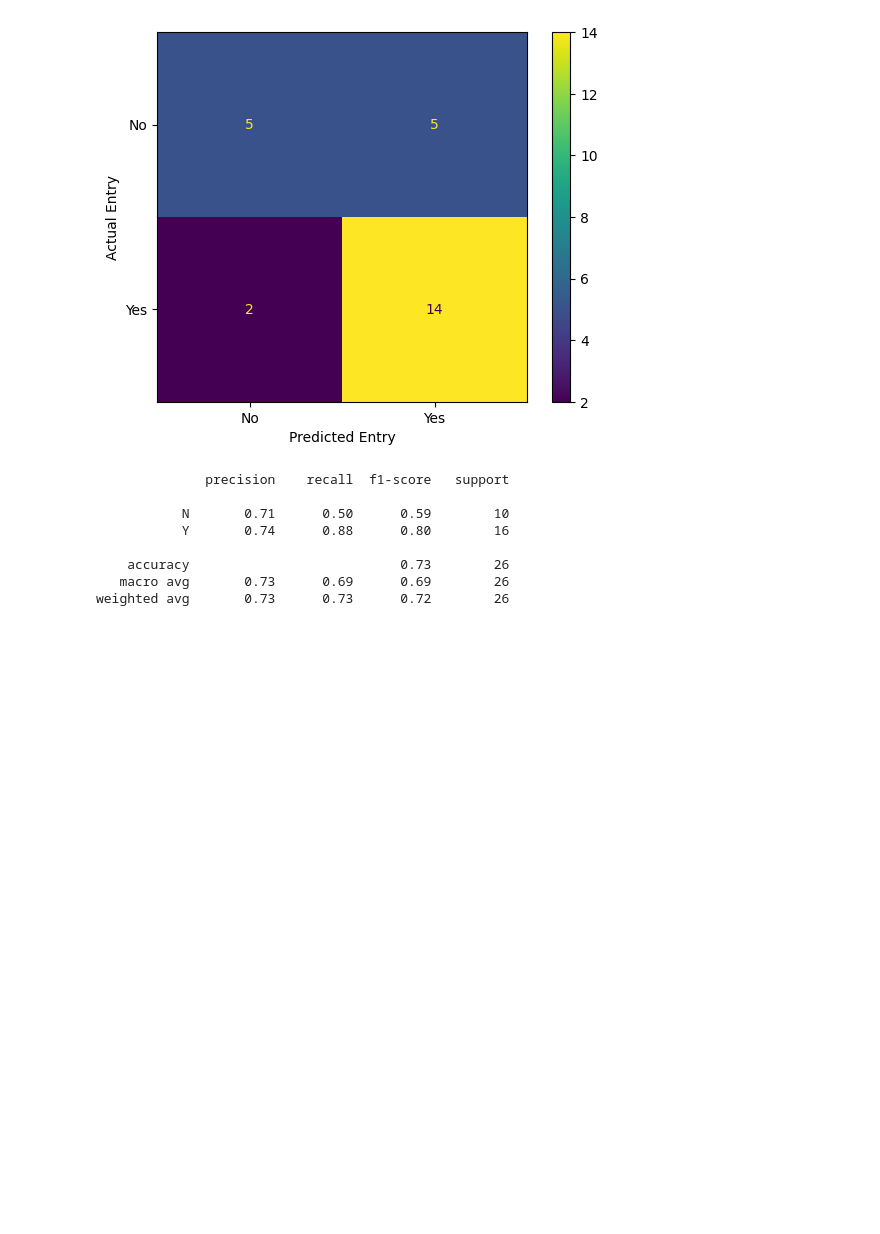
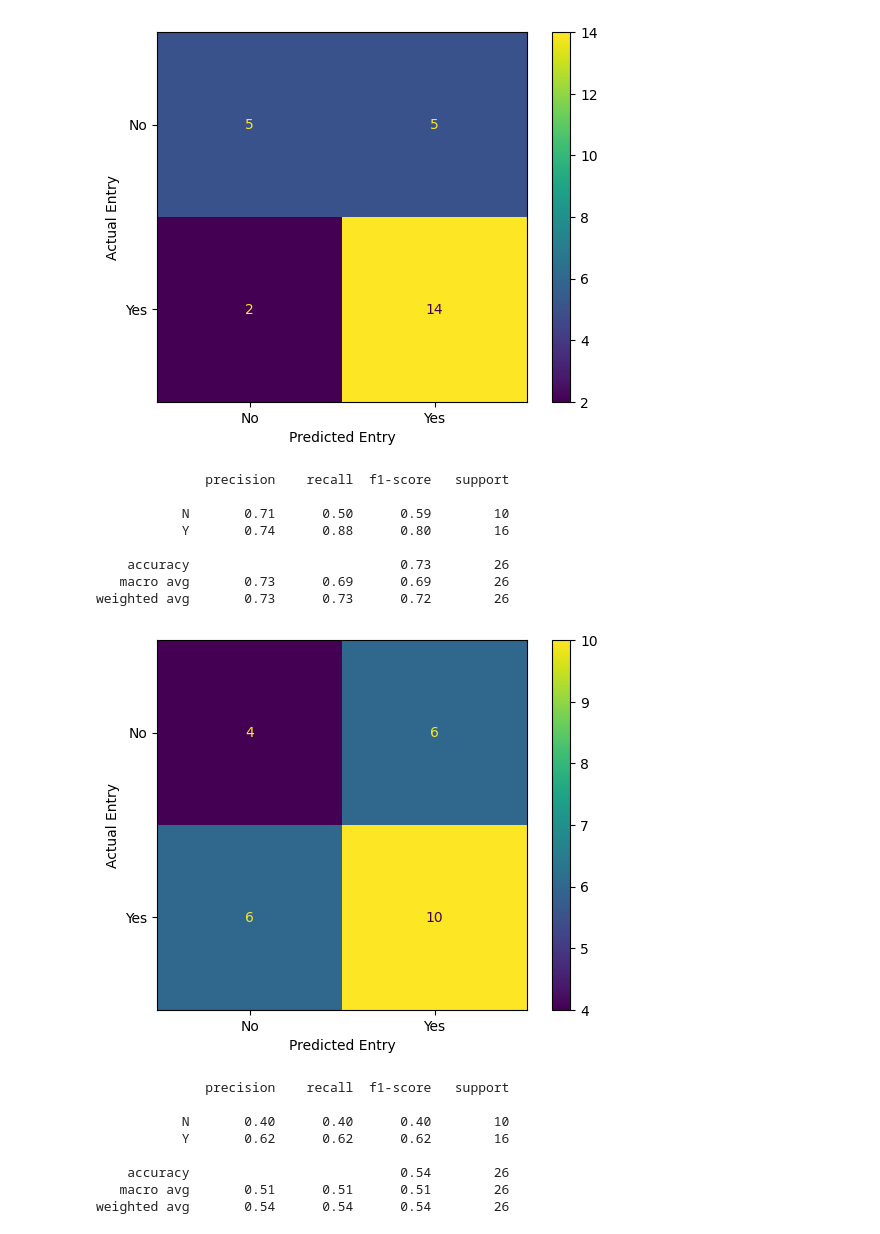
Before and after one commit to sirkotal/feup-ac, a Jupyter notebook: notebook.ipynb, the cells around one changed output. Drawn from its saved outputs; the diff is of its cells as text; code cells hidden in the pictures; blank space fills up the shorter version.

Commit message:
Added the KNN and Neural Network classifiers

```diff
--- a/notebook.ipynb
+++ b/notebook.ipynb
@@ -259,3 +261,22 @@ data_results(testing_classes, testing_inputs, svm_class)
     accuracy                           0.73        26
    macro avg       0.73      0.69      0.69        26
 weighted avg       0.73      0.73      0.72        26
+# %%
+knn_class = KNeighborsClassifier(n_neighbors=5)
+knn_class.fit(training_inputs, training_classes)
+
+knn_class.score(testing_inputs, testing_classes)
+
+accuracy_score(testing_classes, knn_class.predict(testing_inputs))
+
+data_results(testing_classes, testing_inputs, knn_class)
+# %% [output]
+[figure, added]
+              precision    recall  f1-score   support
+
+           N       0.40      0.40      0.40        10
+           Y       0.62      0.62      0.62        16
+
+    accuracy                           0.54        26
+   macro avg       0.51      0.51      0.51        26
+weighted avg       0.54      0.54      0.54        26
```
Also changed, not shown: parts of 2 cells of this notebook.
